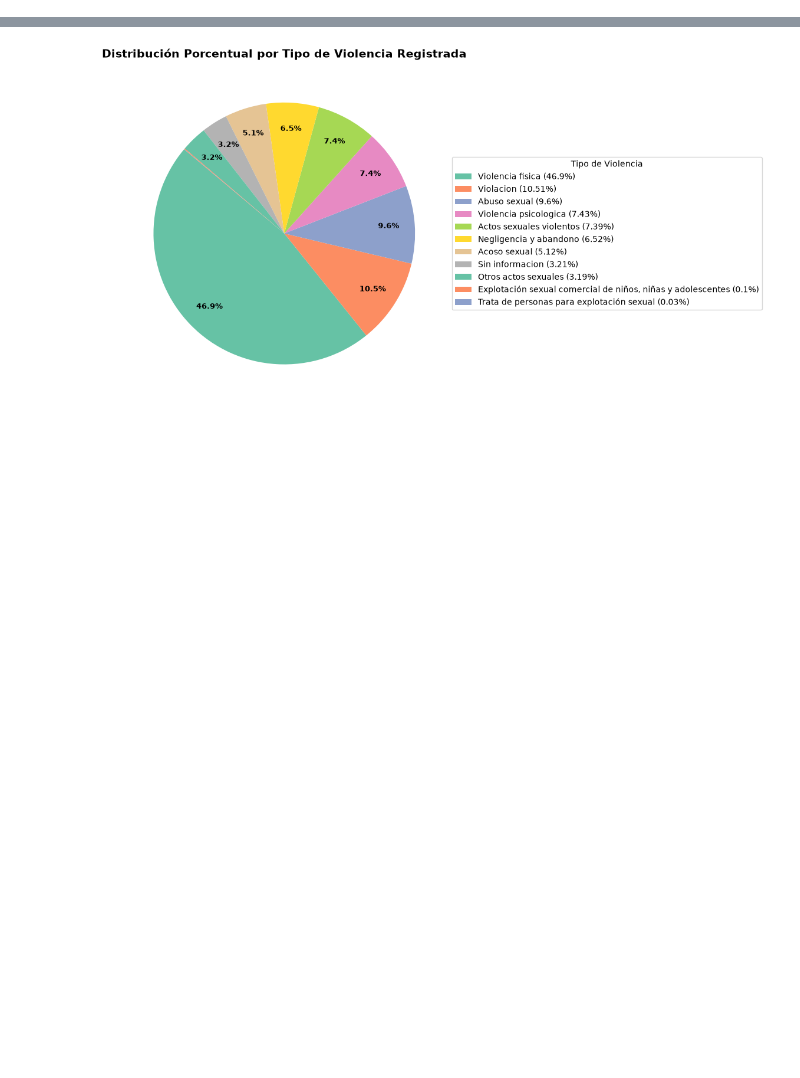
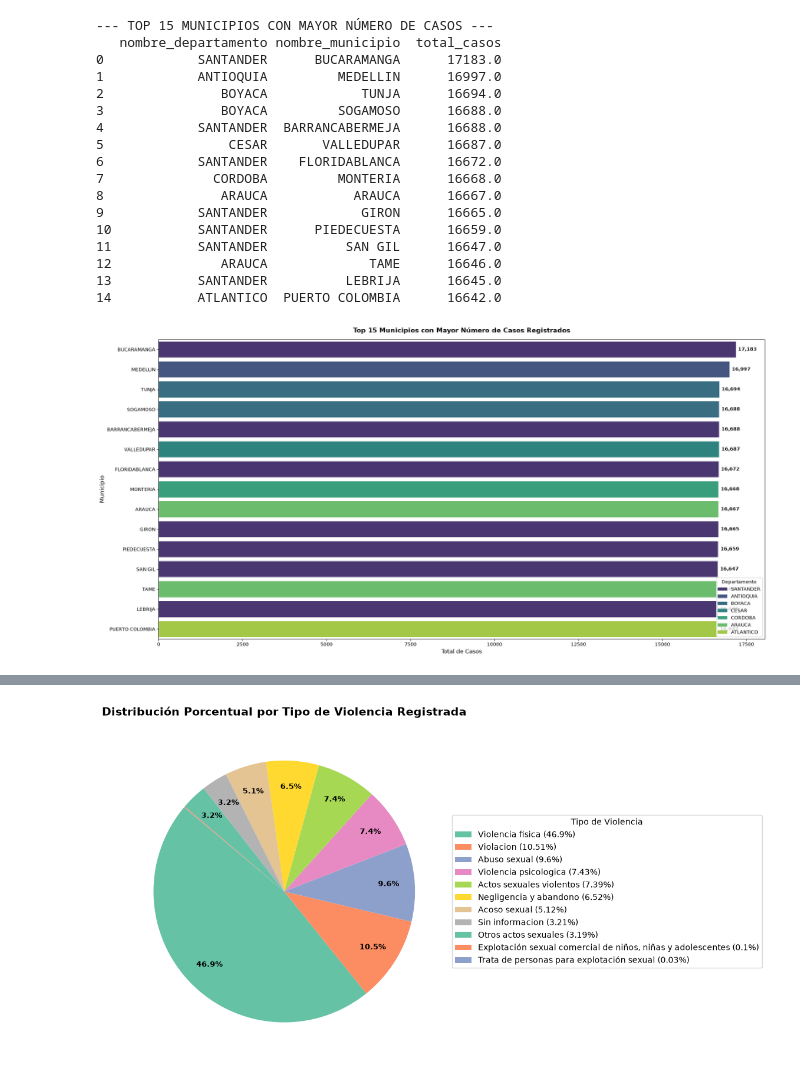
Before and after one commit to Gca2004/Proyecto-ETL-violencia-de-genero, a Jupyter notebook: Docs/notebook/eda_violencia.ipynb, the cells around one changed output, grey strips where cells are left out. Cells and saved outputs as stored; diff of their text form; code cells hidden in the pictures; blank space fills up the shorter version.

```diff
--- a/Docs/notebook/eda_violencia.ipynb
+++ b/Docs/notebook/eda_violencia.ipynb
@@ -21,0 +132,61 @@ Conexión exitosa a la base de datos PostgreSQL
+# %%
+query_ubicaciones = """
+SELECT
+    u.nombre_departamento,
+    u.nombre_municipio,
+    SUM(f.cantidad_casos) AS total_casos
+FROM "Fact_Violencia" f
+JOIN "Dim_Ubicacion" u ON f.id_ubicacion_sk = u.id_ubicacion_sk
+GROUP BY u.nombre_departamento, u.nombre_municipio
+ORDER BY total_casos DESC
+LIMIT 15;
+"""
+
+df_ubicaciones = pd.read_sql(query_ubicaciones, engine)
+print("\n--- TOP 15 MUNICIPIOS CON MAYOR NÚMERO DE CASOS ---")
+print(df_ubicaciones)
+
+plt.figure(figsize=(20, 10))
+ax2 = sns.barplot(
+    data=df_ubicaciones,
+    x="total_casos",
+    y="nombre_municipio",
+    hue="nombre_departamento",
+    dodge=False,
+    palette="viridis"
+)
+
+plt.title("Top 15 Municipios con Mayor Número de Casos Registrados", fontsize=14, fontweight='bold', pad=15)
+plt.xlabel("Total de Casos", fontsize=12)
+plt.ylabel("Municipio", fontsize=12)
+plt.legend(title="Departamento", loc="lower right")
+
+# Etiquetas de valor en las barras
+for p in ax2.patches:
+    width = p.get_width()
+    if width > 0:
+        ax2.annotate(f'{int(width):,}',
+                     (width, p.get_y() + p.get_height() / 2.),
+                     ha='left', va='center', xytext=(5, 0), textcoords='offset points', fontsize=10, fontweight='bold')
+
+plt.tight_layout()
+plt.show()
+# %% [output]
+--- TOP 15 MUNICIPIOS CON MAYOR NÚMERO DE CASOS ---
+   nombre_departamento nombre_municipio  total_casos
+0            SANTANDER      BUCARAMANGA      17183.0
+1            ANTIOQUIA         MEDELLIN      16997.0
+2               BOYACA            TUNJA      16694.0
+3               BOYACA         SOGAMOSO      16688.0
+4            SANTANDER  BARRANCABERMEJA      16688.0
+5                CESAR       VALLEDUPAR      16687.0
+6            SANTANDER    FLORIDABLANCA      16672.0
+7              CORDOBA         MONTERIA      16668.0
+8               ARAUCA           ARAUCA      16667.0
+9            SANTANDER            GIRON      16665.0
+10           SANTANDER      PIEDECUESTA      16659.0
+11           SANTANDER          SAN GIL      16647.0
+12              ARAUCA             TAME      16646.0
+13           SANTANDER          LEBRIJA      16645.0
+14           ATLANTICO  PUERTO COLOMBIA      16642.0
+[figure, added]
```
Also changed, not shown: parts of 6 cells of this notebook, 2 other files.
